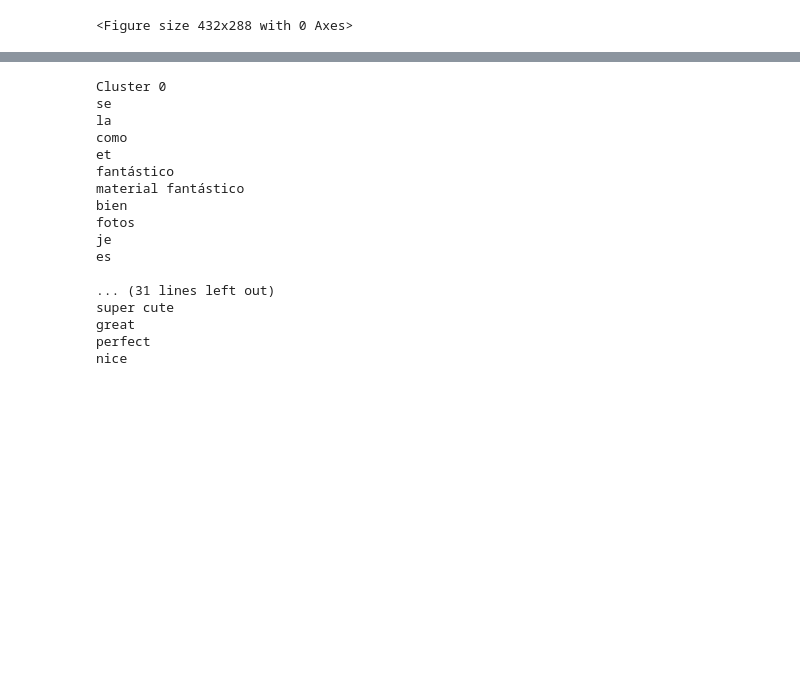
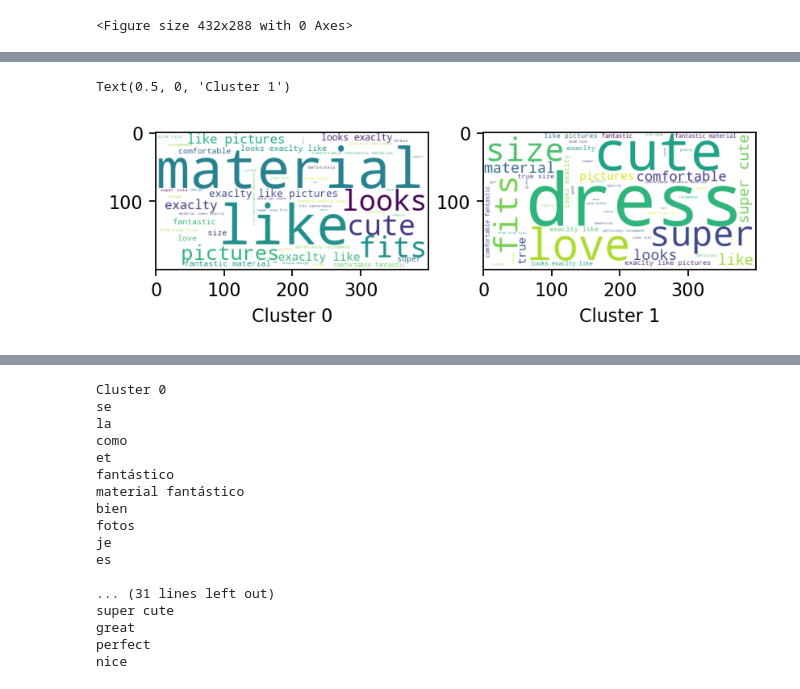
Before and after one commit to mikhaelamartin/Zaful-Classification, a Jupyter notebook: jupyter notebooks/preprocessing_1.ipynb, the cells around one changed output, grey strips where cells are left out. Cells and saved outputs as stored; diff of their text form; code cells hidden in the pictures; blank space fills up the shorter version.

```diff
--- a/jupyter notebooks/preprocessing_1.ipynb
+++ b/jupyter notebooks/preprocessing_1.ipynb
@@ -873,0 +857,17 @@ TypeError: 'PCA' object is not subscriptable
+# %%
+reviews_normalized_clustered = reviews_normalized.copy()
+reviews_normalized_clustered['kmeans2_all'] = kmean_indices
+# %%
+zero_group = reviews_normalized_clustered[reviews_normalized_clustered['kmeans2_all'] == 0].index
+one_group = reviews_normalized_clustered[reviews_normalized_clustered['kmeans2_all'] == 1].index
+# %%
+fig = plt.figure(dpi=160)
+ax = fig.add_subplot(2,2,1)
+plt.imshow(WordCloud(background_color="white", max_words=50).generate_from_frequencies(df.iloc[zero_group,:].T.sum(axis=1)))
+plt.xlabel('Cluster 0')
+ax = fig.add_subplot(2,2,2)
+plt.imshow(WordCloud(background_color="white", max_words=50).generate_from_frequencies(df.iloc[one_group,:].T.sum(axis=1)))
+plt.xlabel('Cluster 1')
+# %% [output]
+Text(0.5, 0, 'Cluster 1')
+[figure, added]
```
Also changed, not shown: parts of 29 cells of this notebook, 5 other files.
